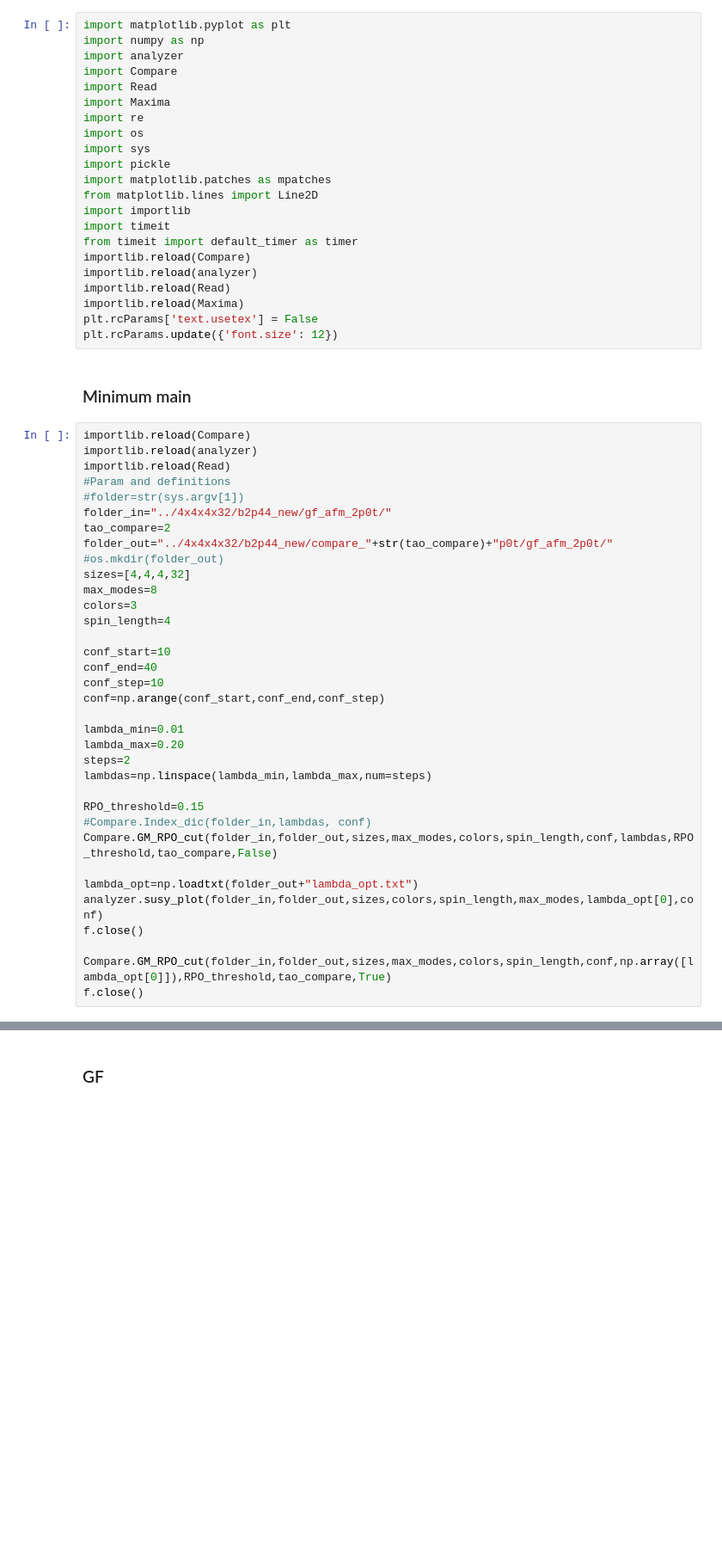
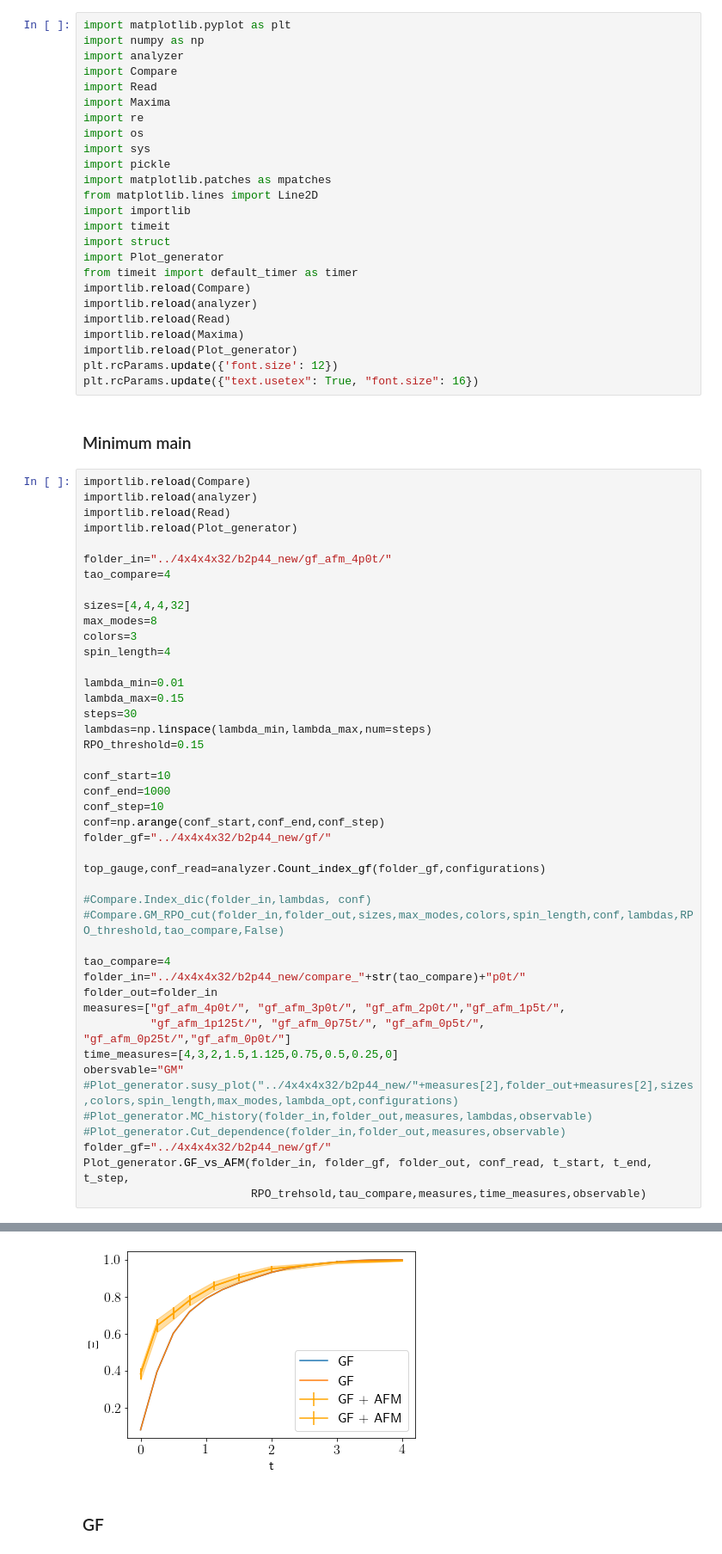
Before and after one commit to Ivan-Soler/AFM, a Jupyter notebook: main.ipynb, the cells around one changed output, grey strips where cells are left out. Shown at 86% size. Cells and saved outputs as stored; diff of their text form; blank space fills up the shorter version.

```diff
--- a/main.ipynb
+++ b/main.ipynb
@@ -13,48 +13,60 @@ import matplotlib.patches as mpatches
 from matplotlib.lines import Line2D
 import importlib
 import timeit
+import struct
+import Plot_generator
 from timeit import default_timer as timer
 importlib.reload(Compare)
 importlib.reload(analyzer)
 importlib.reload(Read)
 importlib.reload(Maxima)
-plt.rcParams['text.usetex'] = False
+importlib.reload(Plot_generator)
 plt.rcParams.update({'font.size': 12})
+plt.rcParams.update({"text.usetex": True, "font.size": 16})
 # %% [markdown]
 ### Minimum main
 # %%
 importlib.reload(Compare)
 importlib.reload(analyzer)
 importlib.reload(Read)
-#Param and definitions
-#folder=str(sys.argv[1])
-folder_in="../4x4x4x32/b2p44_new/gf_afm_2p0t/"
-tao_compare=2
-folder_out="../4x4x4x32/b2p44_new/compare_"+str(tao_compare)+"p0t/gf_afm_2p0t/"
-#os.mkdir(folder_out)
+importlib.reload(Plot_generator)
+
+folder_in="../4x4x4x32/b2p44_new/gf_afm_4p0t/"
+tao_compare=4
+
 sizes=[4,4,4,32]
 max_modes=8
 colors=3
 spin_length=4
 
+lambda_min=0.01
+lambda_max=0.15
+steps=30
+lambdas=np.linspace(lambda_min,lambda_max,num=steps)
+RPO_threshold=0.15
+
 conf_start=10
-conf_end=40
+conf_end=1000
 conf_step=10
 conf=np.arange(conf_start,conf_end,conf_step)
+folder_gf="../4x4x4x32/b2p44_new/gf/"
 
-lambda_min=0.01
-lambda_max=0.20
-steps=2
-lambdas=np.linspace(lambda_min,lambda_max,num=steps)
+top_gauge,conf_read=analyzer.Count_index_gf(folder_gf,configurations)
 
-RPO_threshold=0.15
 #Compare.Index_dic(folder_in,lambdas, conf)
-Compare.GM_RPO_cut(folder_in,folder_out,sizes,max_modes,colors,spin_length,conf,lambdas,RPO_threshold,tao_compare,False)
+#Compare.GM_RPO_cut(folder_in,folder_out,sizes,max_modes,colors,spin_length,conf,lambdas,RPO_threshold,tao_compare,False)
 
-lambda_opt=np.loadtxt(folder_out+"lambda_opt.txt")
-analyzer.susy_plot(folder_in,folder_out,sizes,colors,spin_length,max_modes,lambda_opt[0],conf)
-f.close()
-
-Compare.GM_RPO_cut(folder_in,folder_out,sizes,max_modes,colors,spin_length,conf,np.array([lambda_opt[0]]),RPO_threshold,tao_compare,True)
-f.close()
+tao_compare=4
+folder_in="../4x4x4x32/b2p44_new/compare_"+str(tao_compare)+"p0t/"
+folder_out=folder_in
+measures=["gf_afm_4p0t/", "gf_afm_3p0t/", "gf_afm_2p0t/","gf_afm_1p5t/",
+          "gf_afm_1p125t/", "gf_afm_0p75t/", "gf_afm_0p5t/", "gf_afm_0p25t/","gf_afm_0p0t/"]
+time_measures=[4,3,2,1.5,1.125,0.75,0.5,0.25,0]
+obersvable="GM"
+#Plot_generator.susy_plot("../4x4x4x32/b2p44_new/"+measures[2],folder_out+measures[2],sizes,colors,spin_length,max_modes,lambda_opt,configurations)
+#Plot_generator.MC_history(folder_in,folder_out,measures,lambdas,observable)
+#Plot_generator.Cut_dependence(folder_in,folder_out,measures,observable)
+folder_gf="../4x4x4x32/b2p44_new/gf/"
+Plot_generator.GF_vs_AFM(folder_in, folder_gf, folder_out, conf_read, t_start, t_end, t_step,
+                         RPO_trehsold,tau_compare,measures,time_measures,observable)
 # %% [output]
@@ -69,3 +78,4 @@ NameError: name 'f' is not defined
+[figure, added]
 # %% [markdown]
 ### GF
 # %%
```
Also changed, not shown: parts of 29 cells of this notebook, 2 other files.
